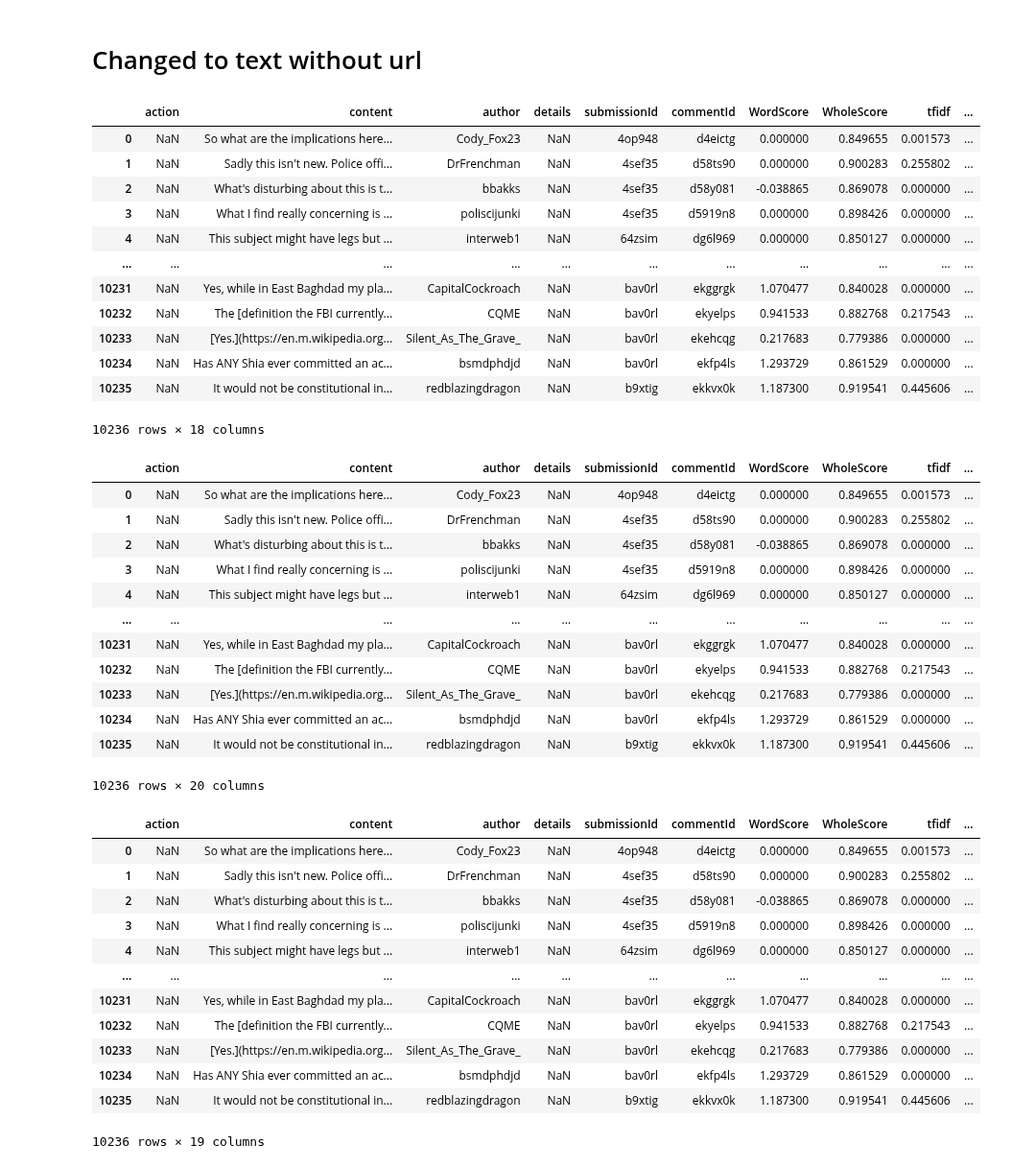
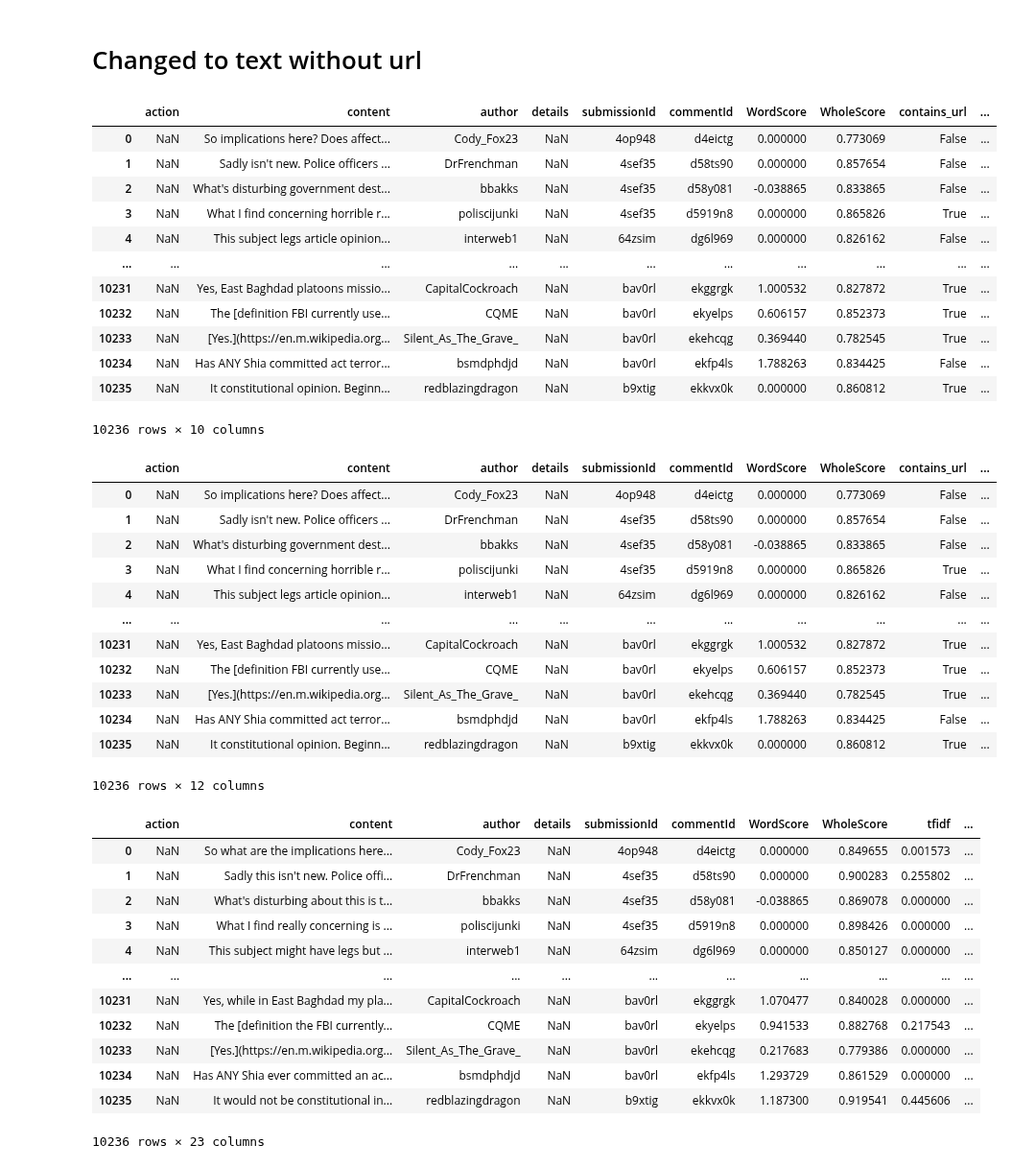
Before and after one commit to mcatalano26/cmps-cap, a Jupyter notebook: Features.ipynb, the cells around one changed output. Shown at 96% size. Saved outputs shown, nothing was run; the diff lists cells and outputs as text; code cells hidden in the pictures.

Commit message:
removed urls from stop word set and calculated similarity scores, added to df ending in 2_25_2021

```diff
--- a/Features.ipynb
+++ b/Features.ipynb
@@ -83,23 +83,23 @@ def getSimWholeScore(comment_data, topics_data, simWholeScore):
         simWholeScore.append(art_doc.similarity(doc))
     return simWholeScore
 # %%
-comments = pd.read_csv('files/compiled_comments_2_22_2021.csv')
-topics = pd.read_csv('files/compiled_topics.csv')
+comments = pd.read_csv('files/comments_no_stops.csv')
+topics = pd.read_csv('files/topics_no_stops.csv')
 comments
 # %% [output]
-|  | action | content | author | details | submissionId | commentId | WordScore | WholeScore | tfidf | ... |
-| 0 | NaN | So what are the implications here... | Cody_Fox23 | NaN | 4op948 | d4eictg | 0.000000 | 0.849655 | 0.001573 | ... |
-| 1 | NaN | Sadly this isn't new. Police offi... | DrFrenchman | NaN | 4sef35 | d58ts90 | 0.000000 | 0.900283 | 0.255802 | ... |
-| 2 | NaN | What's disturbing about this is t... | bbakks | NaN | 4sef35 | d58y081 | -0.038865 | 0.869078 | 0.000000 | ... |
-| 3 | NaN | What I find really concerning is ... | poliscijunki | NaN | 4sef35 | d5919n8 | 0.000000 | 0.898426 | 0.000000 | ... |
-| 4 | NaN | This subject might have legs but ... | interweb1 | NaN | 64zsim | dg6l969 | 0.000000 | 0.850127 | 0.000000 | ... |
+|  | action | content | author | details | submissionId | commentId | WordScore | WholeScore | contains_url | ... |
+| 0 | NaN | So implications here? Does affect... | Cody_Fox23 | NaN | 4op948 | d4eictg | 0.000000 | 0.773069 | False | ... |
+| 1 | NaN | Sadly isn't new. Police officers ... | DrFrenchman | NaN | 4sef35 | d58ts90 | 0.000000 | 0.857654 | False | ... |
+| 2 | NaN | What's disturbing government dest... | bbakks | NaN | 4sef35 | d58y081 | -0.038865 | 0.833865 | False | ... |
+| 3 | NaN | What I find concerning horrible r... | poliscijunki | NaN | 4sef35 | d5919n8 | 0.000000 | 0.865826 | True | ... |
+| 4 | NaN | This subject legs article opinion... | interweb1 | NaN | 64zsim | dg6l969 | 0.000000 | 0.826162 | False | ... |
 | ... | ... | ... | ... | ... | ... | ... | ... | ... | ... | ... |
-| 10231 | NaN | Yes, while in East Baghdad my pla... | CapitalCockroach | NaN | bav0rl | ekggrgk | 1.070477 | 0.840028 | 0.000000 | ... |
-| 10232 | NaN | The [definition the FBI currently... | CQME | NaN | bav0rl | ekyelps | 0.941533 | 0.882768 | 0.217543 | ... |
-| 10233 | NaN | [Yes.](https://en.m.wikipedia.org... | Silent_As_The_Grave_ | NaN | bav0rl | ekehcqg | 0.217683 | 0.779386 | 0.000000 | ... |
-| 10234 | NaN | Has ANY Shia ever committed an ac... | bsmdphdjd | NaN | bav0rl | ekfp4ls | 1.293729 | 0.861529 | 0.000000 | ... |
-| 10235 | NaN | It would not be constitutional in... | redblazingdragon | NaN | b9xtig | ekkvx0k | 1.187300 | 0.919541 | 0.445606 | ... |
+| 10231 | NaN | Yes, East Baghdad platoons missio... | CapitalCockroach | NaN | bav0rl | ekggrgk | 1.000532 | 0.827872 | True | ... |
+| 10232 | NaN | The [definition FBI currently use... | CQME | NaN | bav0rl | ekyelps | 0.606157 | 0.852373 | True | ... |
+| 10233 | NaN | [Yes.](https://en.m.wikipedia.org... | Silent_As_The_Grave_ | NaN | bav0rl | ekehcqg | 0.369440 | 0.782545 | True | ... |
+| 10234 | NaN | Has ANY Shia committed act terror... | bsmdphdjd | NaN | bav0rl | ekfp4ls | 1.788263 | 0.834425 | False | ... |
+| 10235 | NaN | It constitutional opinion. Beginn... | redblazingdragon | NaN | b9xtig | ekkvx0k | 0.000000 | 0.860812 | True | ... |
-10236 rows × 18 columns
+10236 rows × 10 columns
 # %%
 word_scores = getSimWordScore(comments, topics, [])
 comments['no_url_WordScore'] = word_scores
@@ -109,21 +109,21 @@ comments['no_url_WholeScore'] = whole_scores
 # %%
 comments
 # %% [output]
-|  | action | content | author | details | submissionId | commentId | WordScore | WholeScore | tfidf | ... |
-| 0 | NaN | So what are the implications here... | Cody_Fox23 | NaN | 4op948 | d4eictg | 0.000000 | 0.849655 | 0.001573 | ... |
-| 1 | NaN | Sadly this isn't new. Police offi... | DrFrenchman | NaN | 4sef35 | d58ts90 | 0.000000 | 0.900283 | 0.255802 | ... |
-| 2 | NaN | What's disturbing about this is t... | bbakks | NaN | 4sef35 | d58y081 | -0.038865 | 0.869078 | 0.000000 | ... |
-| 3 | NaN | What I find really concerning is ... | poliscijunki | NaN | 4sef35 | d5919n8 | 0.000000 | 0.898426 | 0.000000 | ... |
-| 4 | NaN | This subject might have legs but ... | interweb1 | NaN | 64zsim | dg6l969 | 0.000000 | 0.850127 | 0.000000 | ... |
+|  | action | content | author | details | submissionId | commentId | WordScore | WholeScore | contains_url | ... |
+| 0 | NaN | So implications here? Does affect... | Cody_Fox23 | NaN | 4op948 | d4eictg | 0.000000 | 0.773069 | False | ... |
+| 1 | NaN | Sadly isn't new. Police officers ... | DrFrenchman | NaN | 4sef35 | d58ts90 | 0.000000 | 0.857654 | False | ... |
+| 2 | NaN | What's disturbing government dest... | bbakks | NaN | 4sef35 | d58y081 | -0.038865 | 0.833865 | False | ... |
+| 3 | NaN | What I find concerning horrible r... | poliscijunki | NaN | 4sef35 | d5919n8 | 0.000000 | 0.865826 | True | ... |
+| 4 | NaN | This subject legs article opinion... | interweb1 | NaN | 64zsim | dg6l969 | 0.000000 | 0.826162 | False | ... |
 | ... | ... | ... | ... | ... | ... | ... | ... | ... | ... | ... |
-| 10231 | NaN | Yes, while in East Baghdad my pla... | CapitalCockroach | NaN | bav0rl | ekggrgk | 1.070477 | 0.840028 | 0.000000 | ... |
-| 10232 | NaN | The [definition the FBI currently... | CQME | NaN | bav0rl | ekyelps | 0.941533 | 0.882768 | 0.217543 | ... |
-| 10233 | NaN | [Yes.](https://en.m.wikipedia.org... | Silent_As_The_Grave_ | NaN | bav0rl | ekehcqg | 0.217683 | 0.779386 | 0.000000 | ... |
-| 10234 | NaN | Has ANY Shia ever committed an ac... | bsmdphdjd | NaN | bav0rl | ekfp4ls | 1.293729 | 0.861529 | 0.000000 | ... |
-| 10235 | NaN | It would not be constitutional in... | redblazingdragon | NaN | b9xtig | ekkvx0k | 1.187300 | 0.919541 | 0.445606 | ... |
+| 10231 | NaN | Yes, East Baghdad platoons missio... | CapitalCockroach | NaN | bav0rl | ekggrgk | 1.000532 | 0.827872 | True | ... |
+| 10232 | NaN | The [definition FBI currently use... | CQME | NaN | bav0rl | ekyelps | 0.606157 | 0.852373 | True | ... |
+| 10233 | NaN | [Yes.](https://en.m.wikipedia.org... | Silent_As_The_Grave_ | NaN | bav0rl | ekehcqg | 0.369440 | 0.782545 | True | ... |
+| 10234 | NaN | Has ANY Shia committed act terror... | bsmdphdjd | NaN | bav0rl | ekfp4ls | 1.788263 | 0.834425 | False | ... |
+| 10235 | NaN | It constitutional opinion. Beginn... | redblazingdragon | NaN | b9xtig | ekkvx0k | 0.000000 | 0.860812 | True | ... |
-10236 rows × 20 columns
+10236 rows × 12 columns
 # %%
-updated_df = pd.read_csv('files/compiled_comments_2_23_2021.csv')
+updated_df = pd.read_csv('files/compiled_comments_2_24_2021.csv')
 updated_df
 # %% [output]
 |  | action | content | author | details | submissionId | commentId | WordScore | WholeScore | tfidf | ... |
@@ -138,5 +138,5 @@ updated_df
 | 10233 | NaN | [Yes.](https://en.m.wikipedia.org... | Silent_As_The_Grave_ | NaN | bav0rl | ekehcqg | 0.217683 | 0.779386 | 0.000000 | ... |
 | 10234 | NaN | Has ANY Shia ever committed an ac... | bsmdphdjd | NaN | bav0rl | ekfp4ls | 1.293729 | 0.861529 | 0.000000 | ... |
 | 10235 | NaN | It would not be constitutional in... | redblazingdragon | NaN | b9xtig | ekkvx0k | 1.187300 | 0.919541 | 0.445606 | ... |
-10236 rows × 19 columns
+10236 rows × 23 columns
 # %%
```
Also changed, not shown: parts of 4 cells of this notebook, 3 other files.
